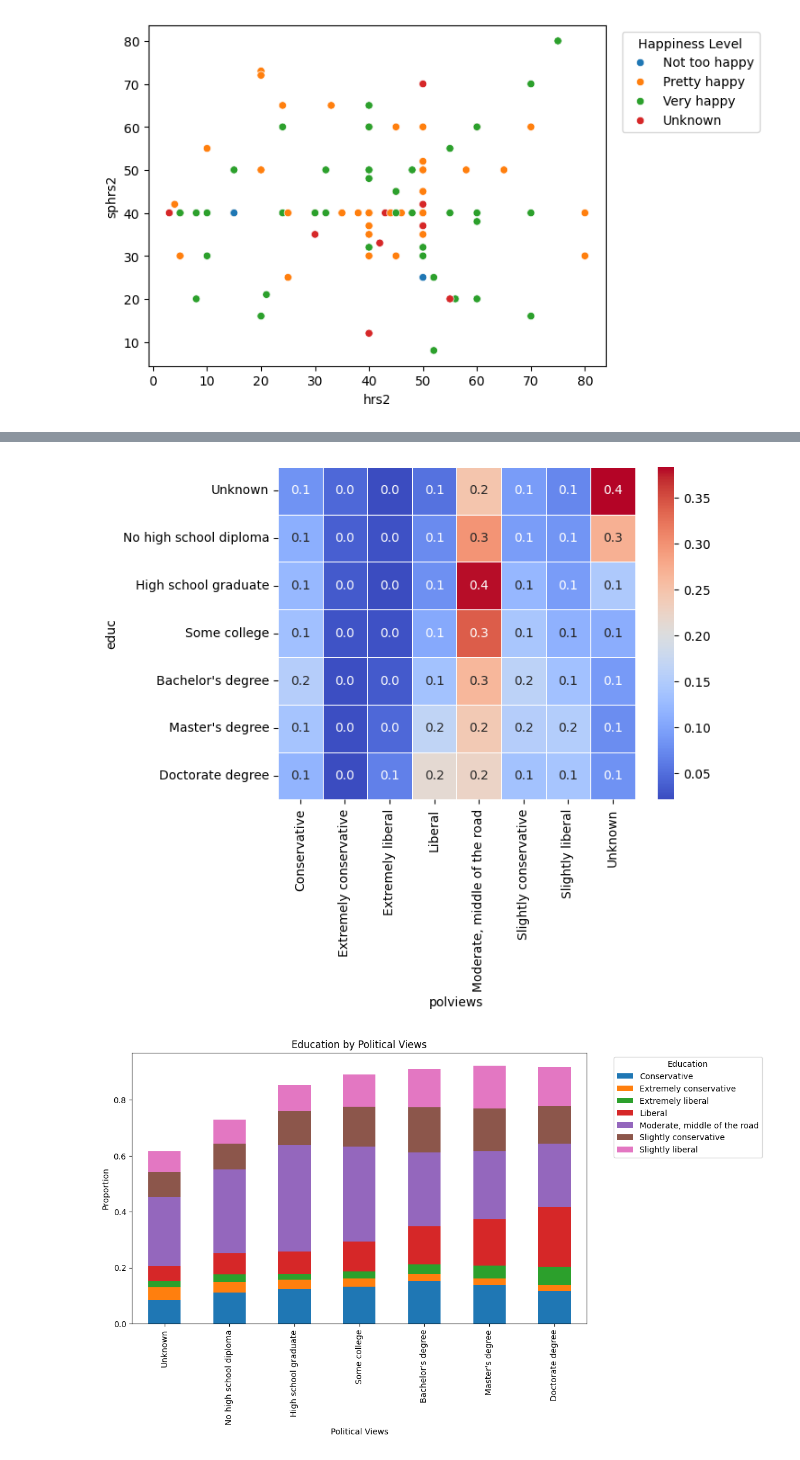
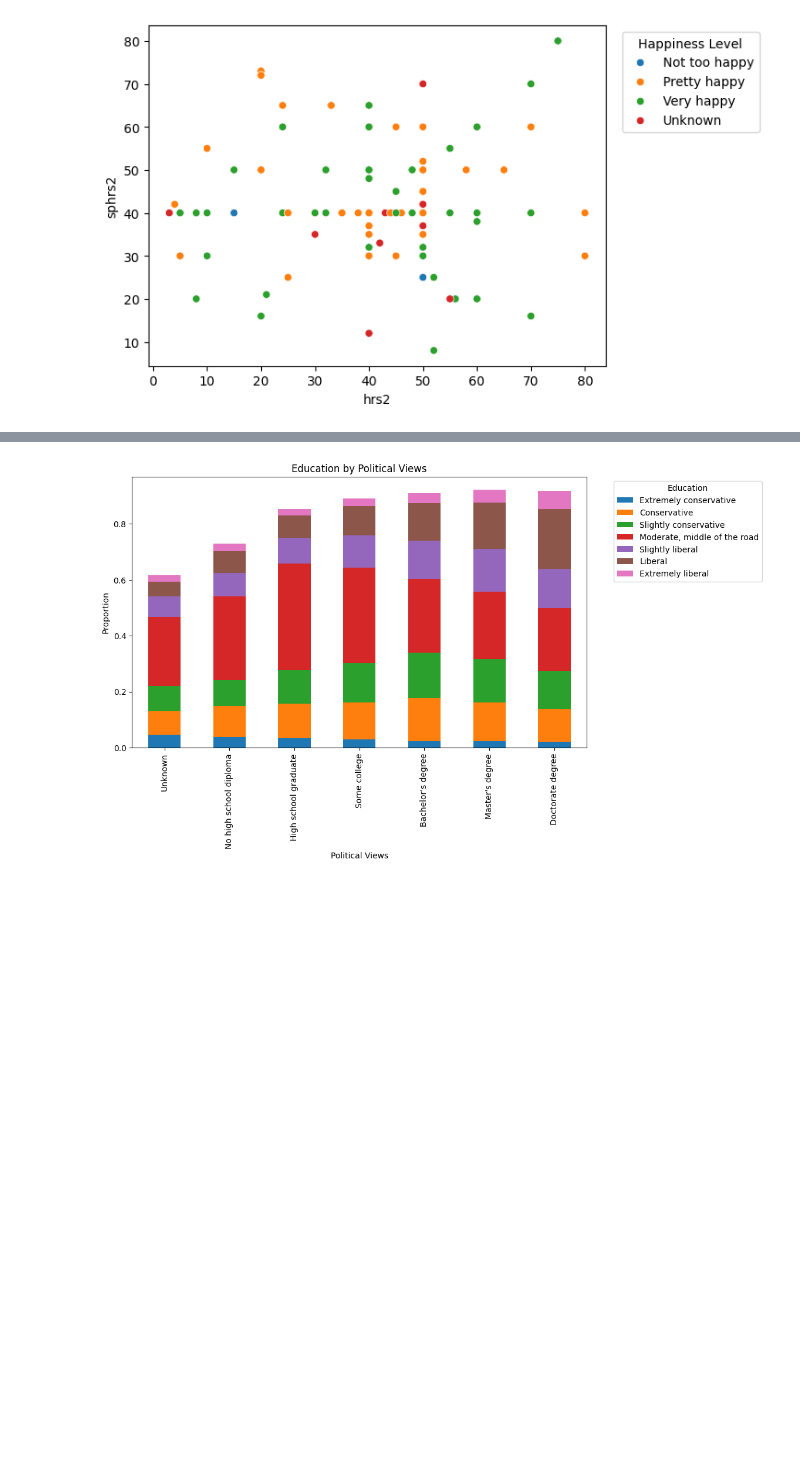
Before and after one commit to ashleynguyen04/EDA, a Jupyter notebook: lab/gss.ipynb, the cells around one changed output, grey strips where cells are left out. Cells and saved outputs as stored; diff of their text form; code cells hidden in the pictures; blank space fills up the shorter version.

```diff
--- a/lab/gss.ipynb
+++ b/lab/gss.ipynb
@@ -238,17 +240,17 @@ plt.show()
 # %%
 #educ vs polviews
 cross_tab3 = pd.crosstab(df['educ'], df['polviews'], normalize='index')
 edu_order = ['Unknown','No high school diploma','High school graduate','Some college','Bachelor\'s degree','Master\'s degree','Doctorate degree']
 cross_tab3 = cross_tab3.reindex(edu_order)
-sns.heatmap(cross_tab3, annot=True, cmap="coolwarm", fmt=".1f", linewidths=0.5)
+polviews_order = ['Unknown','Extremely conservative','Conservative','Slightly conservative','Moderate, middle of the road','Slightly liberal','Liberal','Extremely liberal']
+cross_tab3 = cross_tab3[polviews_order]
 if 'Unknown' in cross_tab3.columns: #remove unknowns from columns b/c was making graph disproportionate
   cross_tab3 = cross_tab3.drop(columns=['Unknown'])
 cross_tab3.plot(kind='bar', stacked=True, figsize=(10,6))
 plt.title("Education by Political Views")
 plt.xlabel("Political Views")
 plt.ylabel("Proportion")
 plt.legend(title="Education", bbox_to_anchor=(1.05, 1), loc='upper left')
 plt.show()
 # %% [output]
-[figure, old version]
+[figure, new version]
-[figure, removed]
```
Also changed, not shown: parts of 3 cells of this notebook.
